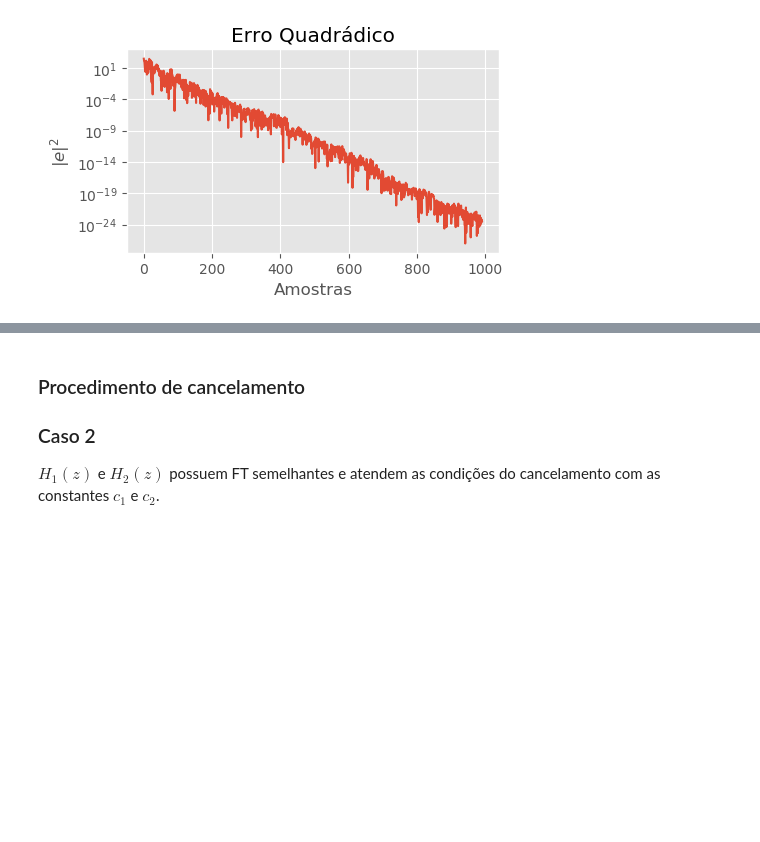
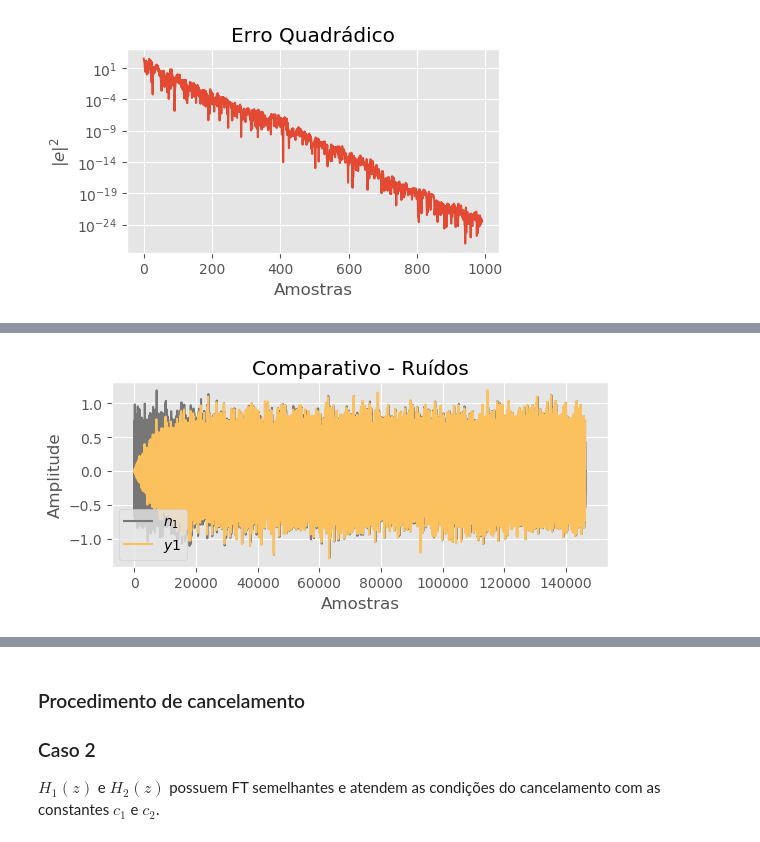
Before and after one commit to ezequiasjunior/pds_lab2019-1, a Jupyter notebook: pr-cancelruido.ipynb, the cells around one changed output, grey strips where cells are left out. Cells and saved outputs as stored; diff of their text form; code cells hidden in the pictures; blank space fills up the shorter version.

```diff
--- a/pr-cancelruido.ipynb
+++ b/pr-cancelruido.ipynb
@@ -156,9 +186,9 @@ noise1 = noise1[:, np.newaxis]
 # %%
 # Parâmetros:
-u1 = noise1.flatten()      # Sinal de entrada do filtro
-d = sinal     # Sinal desejado
+u1 = noise2.flatten()      # Sinal de entrada do filtro
+d = sinal1     # Sinal desejado
 M = 100        # Ordem do filtro
-step = 0.03/norm(noise)  # Passo (normalizado)
+step = 0.195/norm(noise2)  # Passo (normalizado)
 
 # Filtragem:
 y1, e1, w1 = least_mean_squares(u1, d, step, M)
@@ -175,0 +214,12 @@ plt.plot(e1)
+# %%
+with plt.style.context('ggplot', True):
+    plt.figure(figsize=[1*6.4, .5*0.75*6.4])
+    plt.title('Comparativo - Ruídos')
+    plt.ylabel('Amplitude')
+    plt.xlabel('Amostras')
+    plt.plot(noise1, 'C3', label='$n_1$')
+    plt.plot(y1, 'C4', label='$y1$')
+
+    plt.legend()
+# %% [output]
+[figure, added]
```
Also changed, not shown: parts of 16 cells of this notebook.
